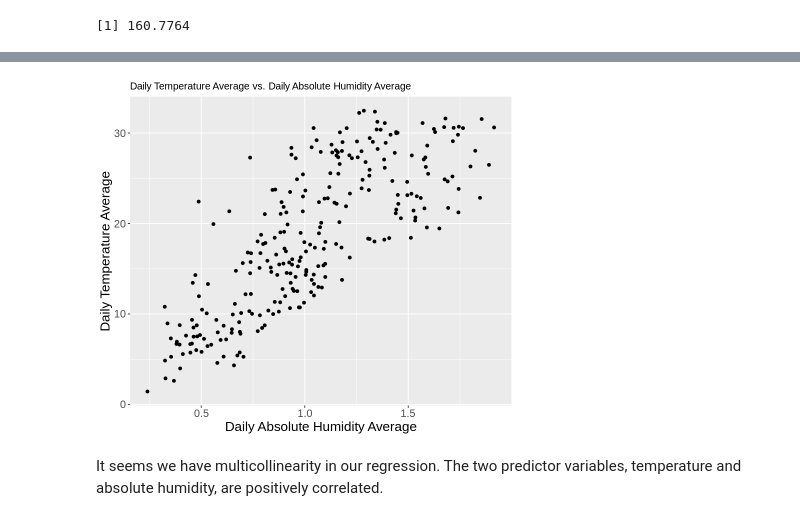
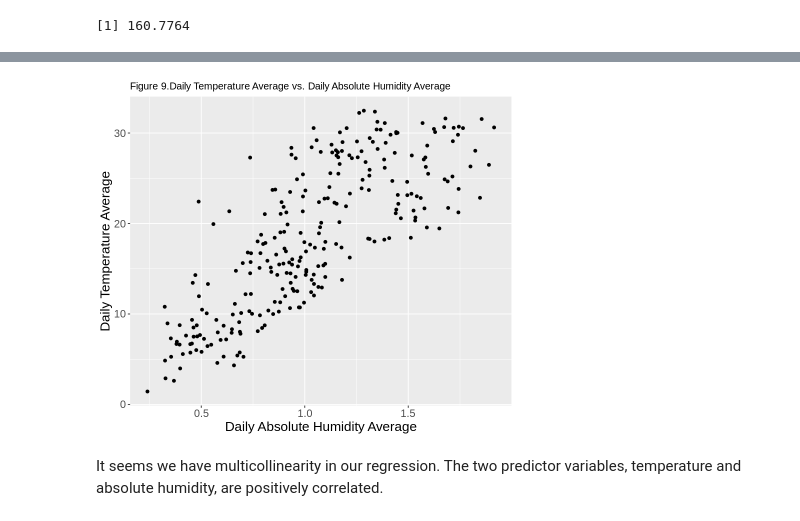
Before and after one commit to recompton/DSCI100_group_project, a Jupyter notebook: Final Project.ipynb, the cells around one changed output, grey strips where cells are left out. Cells and saved outputs as stored; diff of their text form; code cells hidden in the pictures.

```diff
--- a/Final Project.ipynb
+++ b/Final Project.ipynb
@@ -546,12 +542,12 @@ A tibble: 3 × 3
 # %%
 ggplot(avg_air_quality_train, aes(x = daily_avg_AH, y = daily_avg_T)) +
   geom_point() +
-  labs(title = "Daily Temperature Average vs. Daily Absolute Humidity Average",
+  labs(title = "Figure 9.Daily Temperature Average vs. Daily Absolute Humidity Average",
        x = "Daily Absolute Humidity Average",
        y = "Daily Temperature Average") +
 theme(text = element_text(size = 16)) +
 theme(plot.title = element_text(size = 12))
 # %% [output]
-[figure, old version]
+[figure, new version]
 # %% [markdown]
 It seems we have multicollinearity in our regression. The two predictor variables, temperature and absolute humidity, are positively correlated.
```
Also changed, not shown: parts of 17 cells of this notebook.
